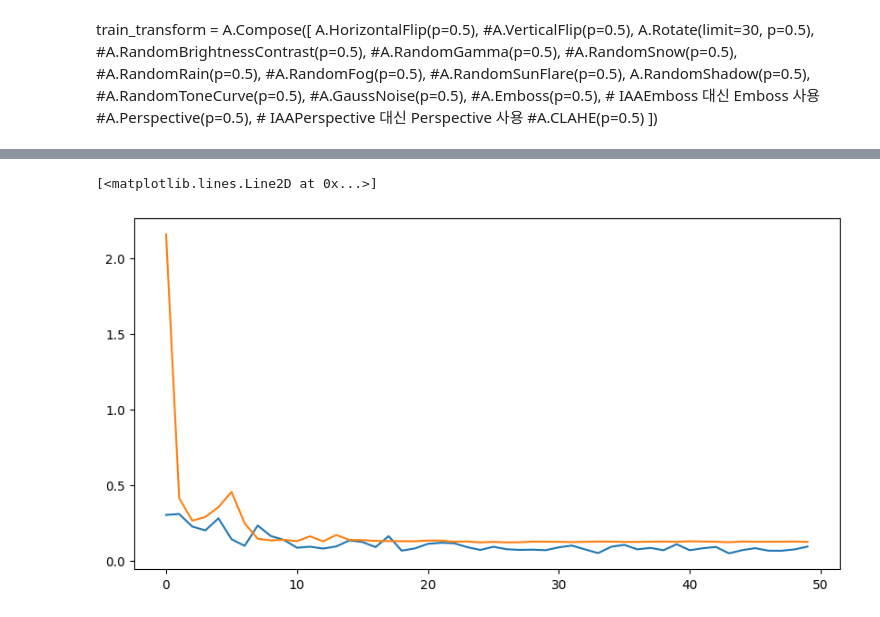
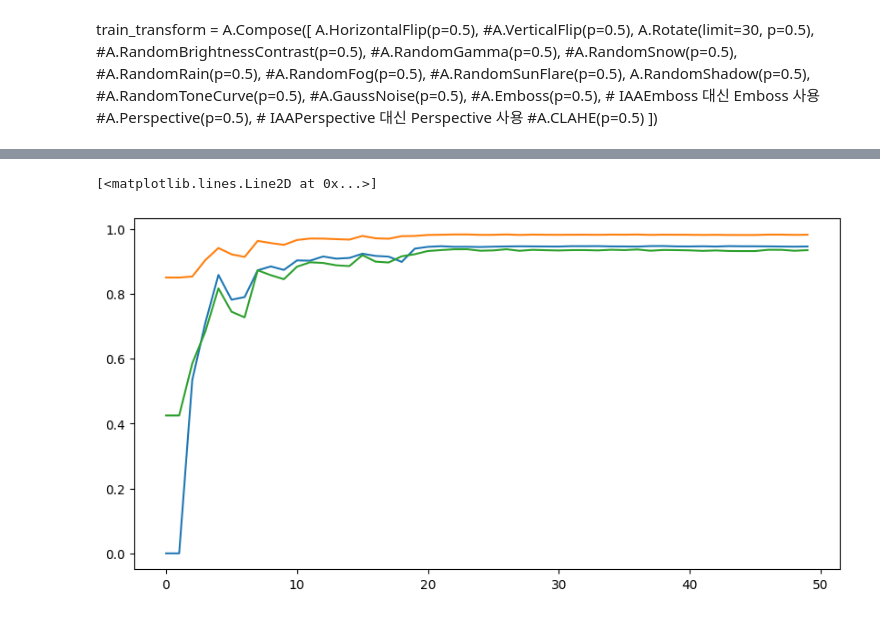
Before and after one commit to kshf59/Ensemble-Net, a Jupyter notebook: dataLoder_enet.ipynb, the cells around one changed output, grey strips where cells are left out. Saved outputs shown, nothing was run; the diff lists cells and outputs as text; code cells hidden in the pictures.

```diff
--- a/dataLoder_enet.ipynb
+++ b/dataLoder_enet.ipynb
@@ -320,8 +348,9 @@ import matplotlib.pyplot as plt
 # %%
 plt.figure(figsize= (10,5))
-plt.plot(TrainLoss_list1)
-plt.plot(val_losses)
+plt.plot(valScore_list1)
+plt.plot(val_accs)
+plt.plot(val_mious)
 #plt.show()
 # %% [output]
 [<matplotlib.lines.Line2D at 0x...>]
-[figure, old version]
+[figure, new version]
```
Also changed, not shown: parts of 5 cells of this notebook, 3 other files.
